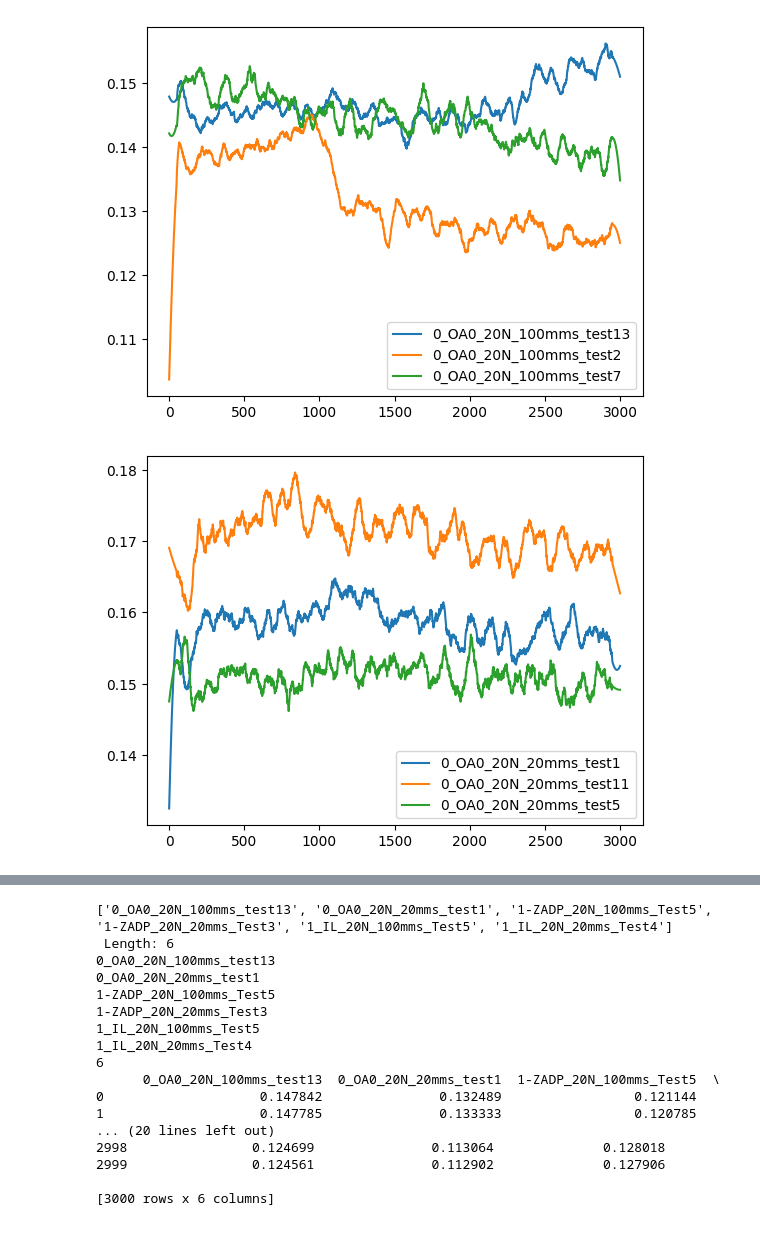
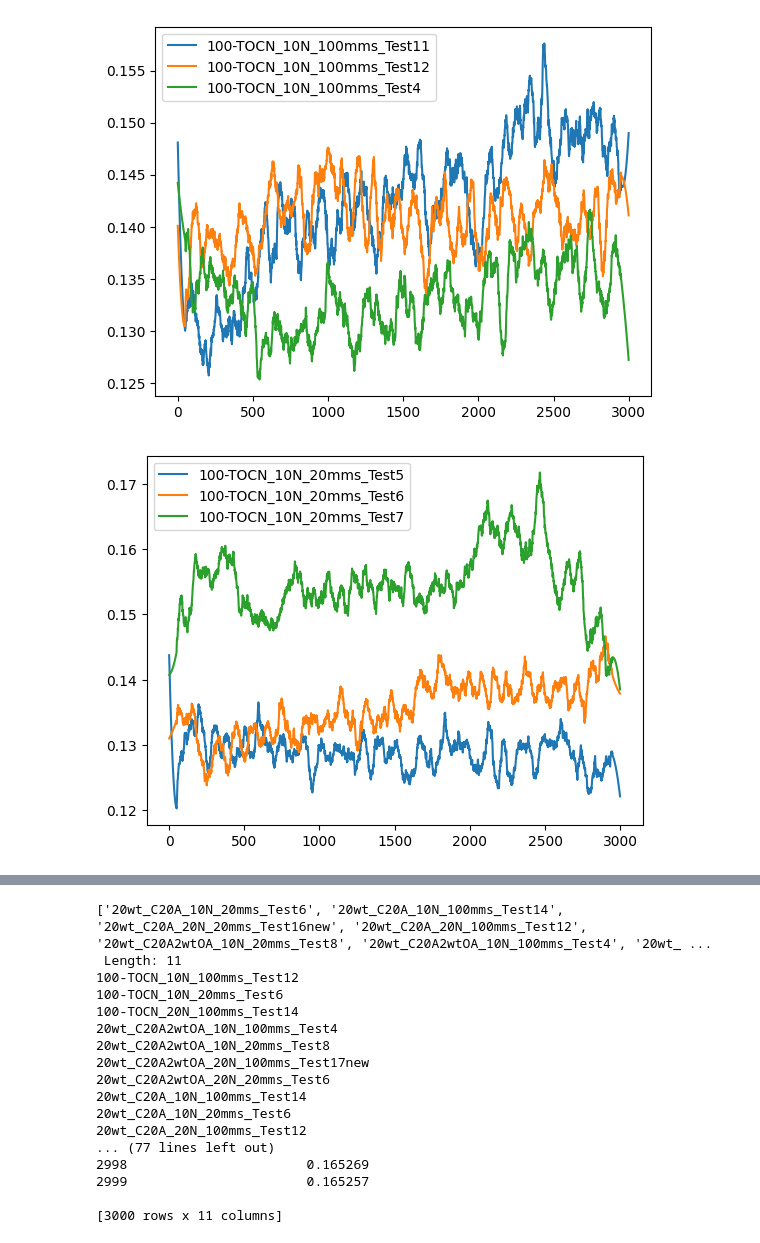
Before and after one commit to nick0413/Automated_AFM_analysis, a Jupyter notebook: Tribometer_data/post_processing.ipynb, the cells around one changed output, grey strips where cells are left out. Drawn from its saved outputs; the diff is of its cells as text; code cells hidden in the pictures.

```diff
--- a/Tribometer_data/post_processing.ipynb
+++ b/Tribometer_data/post_processing.ipynb
@@ -17,7 +17,9 @@ if not file.outlier:
 outlier_tests = {'OA_Project_Tests_CoF':['20wt_C20A2wtOA_10N_100mms_Test11', \
                        '20wt_C20A_20N_100mms_Test2', \
                         '20wt_C20A_20N_20mms_Test8', \
-                        '20wt_C20A2wtOA_20N_20mms_Test7'], \
+                        '20wt_C20A2wtOA_20N_20mms_Test7', \
+						'100-TOCN_10N_20mms_Test7', \
+						'100-TOCN_20N_20mms_Test10'], \
 
             'PAO_IL_ZDDP_CoF': ['0_OA0_20N_100mms_test2', \
                                 '1_IL_20N_100mms_Test5', \
@@ -64,7 +66,7 @@ class Tribo_file:
 
 
 
-folder = 'PAO_IL_ZDDP_CoF'
+folder = 'OA_Project_Tests_CoF'
 
 files_in_folder = os.listdir(folder)
 print(f" Found {len(files_in_folder)} files in {folder}")
@@ -127,6 +129,8 @@ for file in Tribo_files:
 	if file.outlier:
 		count1 += 1
 		continue
+	if file.speed == '10mms':
+		continue
 	data_to_append = [ file.name,  file.CoF_avg,  file.CoF_std,file.speed, file.percent, file.force,file.test]
 	rows.append(data_to_append)
 
@@ -204,9 +208,12 @@ avg_CoF_tests = {'OA_Project_Tests_CoF':['20wt_C20A_10N_20mms_Test6', \
                                          '20wt_C20A_20N_20mms_Test16new', \
                                          '20wt_C20A_20N_100mms_Test12', \
                                         '20wt_C20A2wtOA_10N_20mms_Test8', \
-                                        '20wt_C20A2wtOA_10N_100mms_Test4',
-                                        '20wt_C20A2wtOA_20N_20mms_Test6',
-                                        '20wt_C20A2wtOA_20N_100mms_Test17new'], \
+                                        '20wt_C20A2wtOA_10N_100mms_Test4', \
+                                        '20wt_C20A2wtOA_20N_20mms_Test6', \
+                                        '20wt_C20A2wtOA_20N_100mms_Test17new', \
+                                        '100-TOCN_10N_100mms_Test12', \
+                                        '100-TOCN_10N_20mms_Test6', \
+                                        '100-TOCN_20N_100mms_Test14'], \
 
                  'PAO_IL_ZDDP_CoF': ['0_OA0_20N_100mms_test13', \
                                      '0_OA0_20N_20mms_test1', \
@@ -221,36 +228,36 @@ unique_names = {}
 for column in sg_smoothing.columns:
     if '10mms' in column:
          continue
-    # if '20N' or '10N' in column:
-    if '20N' in column:
+    if '20N' or '10N' in column:
+    # if '20N' in column:
 
         # Apply the regex pattern to get the unique name
         unique_name = re.sub(pattern, '', column)
         # Check if the unique name is already a key in the dictionary
         if unique_name in unique_names:
             # Append the original column name to the list associated with the unique name
             unique_names[unique_name].append(column)
         else:
                 # Create a new entry with the unique name as the key and a list containing the original column name
                 unique_names[unique_name] = [column]
 
 os.makedirs(f'{folder}_Images', exist_ok=True)
 
 for (key, value) in unique_names.items():
     for spec_val in value:
         plt.plot(sg_smoothing[spec_val],label=spec_val)
     # plt.title(key)
     plt.legend()
-    # plt.savefig(os.path.join(f'{folder}_Images', f'{key}.png'))
+    plt.savefig(os.path.join(f'{folder}_Images', f'{key}.png'))
     plt.show()
     # print(key, unique_names[key])
 
 # for column in sg_smoothing.columns:
 #     if '20N' in column:
 #         if re.sub(pattern, '', column) in unique_names:
 
 #             plt.plot(sg_smoothing[column],label=column)
 #             plt.legend()
 # %% [output]
-[figure, old version]
+[figure, new version]
-[figure, old version]
+[figure, new version]
@@ -283,20 +296,20 @@ with pd.ExcelWriter(f'{folder}.xlsx', engine='openpyxl', mode='a') as writer:
     good_test_df.to_excel(writer, sheet_name='Good_Tests', index=False)
     # good_test_df.to_excel(writer, sheet_name='Good Tests', index=False)
 # %% [output]
-['0_OA0_20N_100mms_test13', '0_OA0_20N_20mms_test1', '1-ZADP_20N_100mms_Test5', '1-ZADP_20N_20mms_Test3', '1_IL_20N_100mms_Test5', '1_IL_20N_20mms_Test4']
- Length: 6
-0_OA0_20N_100mms_test13
-0_OA0_20N_20mms_test1
-1-ZADP_20N_100mms_Test5
-1-ZADP_20N_20mms_Test3
-1_IL_20N_100mms_Test5
-1_IL_20N_20mms_Test4
-6
-      0_OA0_20N_100mms_test13  0_OA0_20N_20mms_test1  1-ZADP_20N_100mms_Test5  \
-0                    0.147842               0.132489                 0.121144
-1                    0.147785               0.133333                 0.120785
-... (20 lines left out)
-2998                0.124699               0.113064              0.128018
-2999                0.124561               0.112902              0.127906
+['20wt_C20A_10N_20mms_Test6', '20wt_C20A_10N_100mms_Test14', '20wt_C20A_20N_20mms_Test16new', '20wt_C20A_20N_100mms_Test12', '20wt_C20A2wtOA_10N_20mms_Test8', '20wt_C20A2wtOA_10N_100mms_Test4', '20wt_ ...
+ Length: 11
+100-TOCN_10N_100mms_Test12
+100-TOCN_10N_20mms_Test6
+100-TOCN_20N_100mms_Test14
+20wt_C20A2wtOA_10N_100mms_Test4
+20wt_C20A2wtOA_10N_20mms_Test8
+20wt_C20A2wtOA_20N_100mms_Test17new
+20wt_C20A2wtOA_20N_20mms_Test6
+20wt_C20A_10N_100mms_Test14
+20wt_C20A_10N_20mms_Test6
+20wt_C20A_20N_100mms_Test12
+... (77 lines left out)
+2998                       0.165269
+2999                       0.165257
 
-[3000 rows x 6 columns]
+[3000 rows x 11 columns]
```
Also changed, not shown: parts of 3 cells of this notebook, 20 other files.
